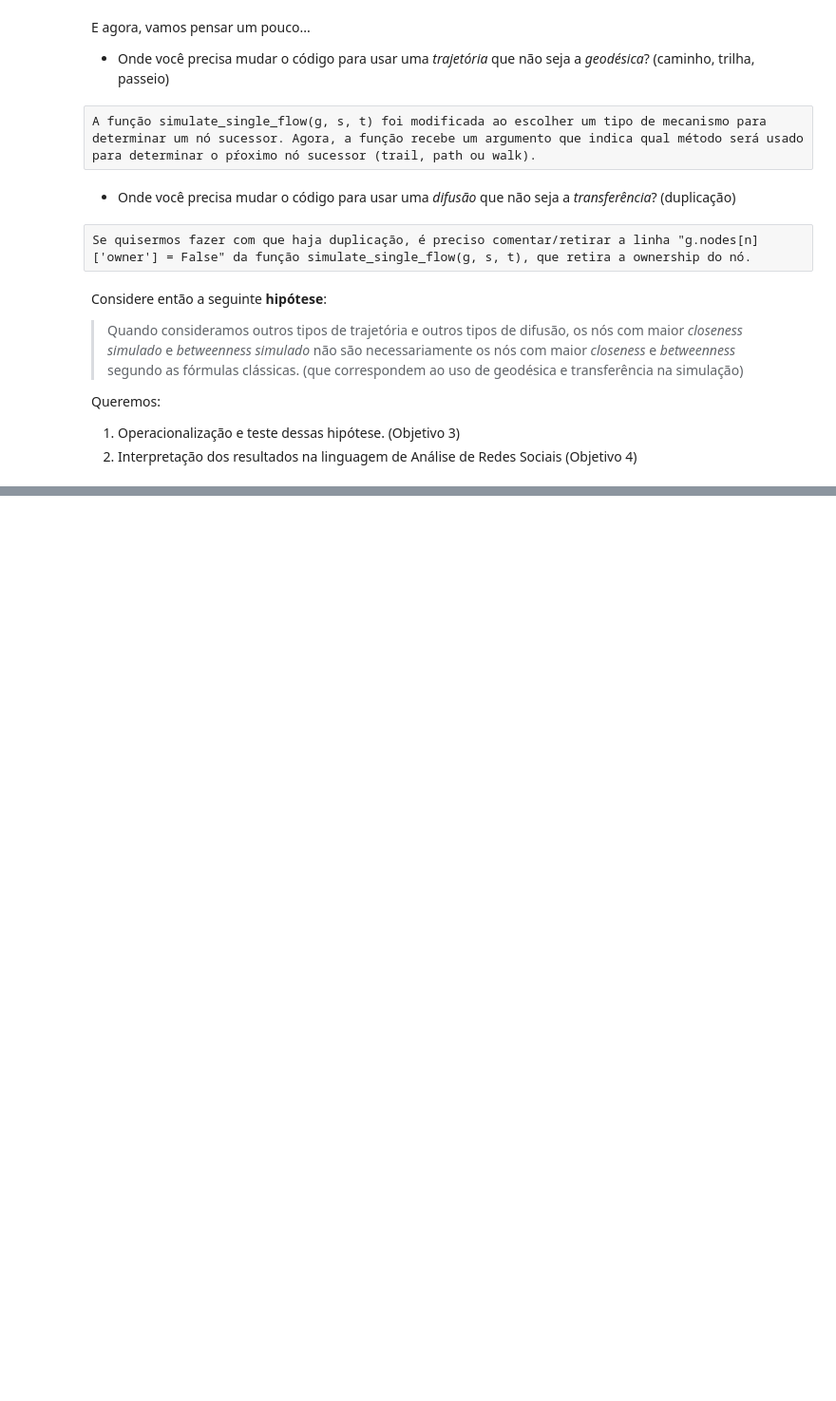
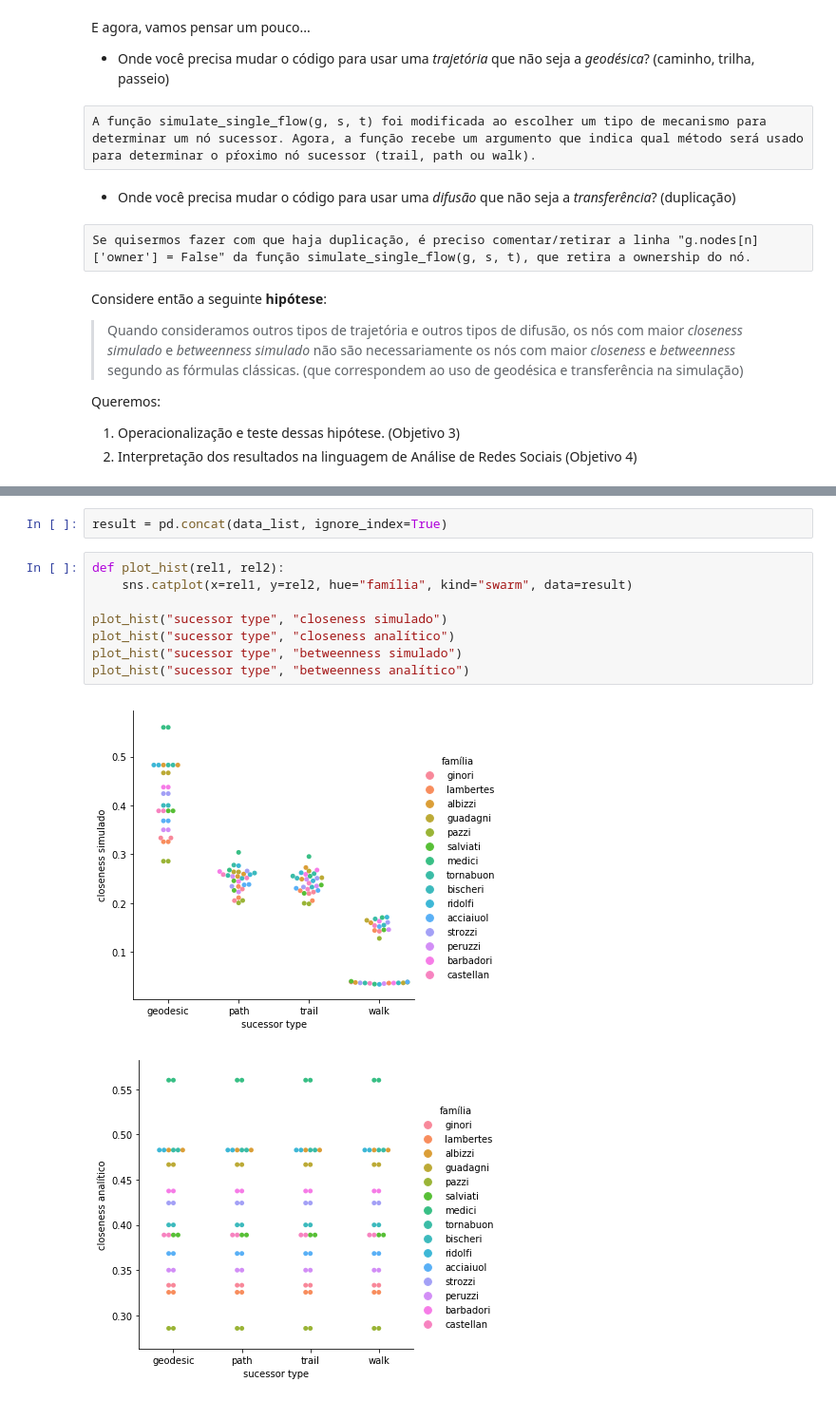
Before and after one commit to martimfj/redesoc-2018, a Jupyter notebook: Encontro13/Encontro13.ipynb, the cells around one changed output, grey strips where cells are left out. Shown at 95% size. Saved outputs shown, nothing was run; the diff lists cells and outputs as text; blank space fills up the shorter version.

```diff
--- a/Encontro13/Encontro13.ipynb
+++ b/Encontro13/Encontro13.ipynb
@@ -359,0 +296,13 @@ walk
+# %%
+result = pd.concat(data_list, ignore_index=True)
+# %%
+def plot_hist(rel1, rel2):
+    sns.catplot(x=rel1, y=rel2, hue="família", kind="swarm", data=result)
+
+plot_hist("sucessor type", "closeness simulado")
+plot_hist("sucessor type", "closeness analítico")
+plot_hist("sucessor type", "betweenness simulado")
+plot_hist("sucessor type", "betweenness analítico")
+# %% [output]
+[figure, added]
+[figure, added]
```
Also changed, not shown: parts of 14 cells of this notebook, 2 other files.
